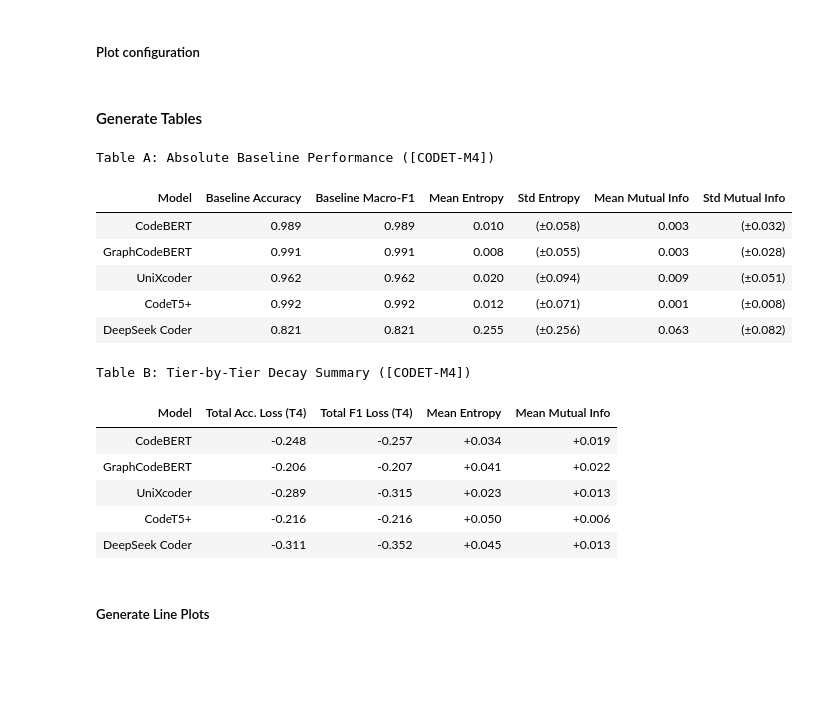
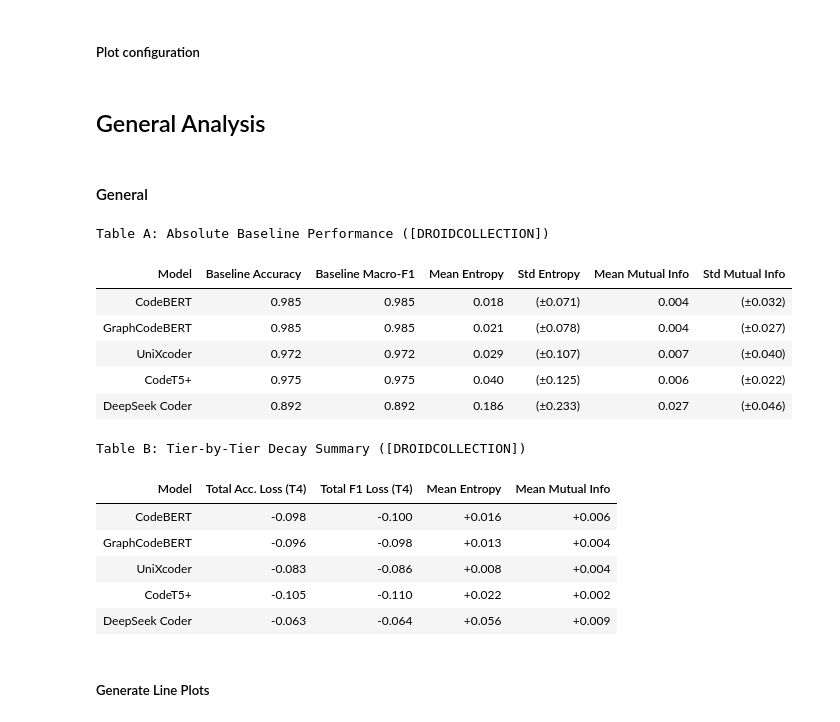
Before and after one commit to springfeld7/dt133g-thesis-project, a Jupyter notebook: notebooks/visualize_results.ipynb, the cells around one changed output. Cells and saved outputs as stored; diff of their text form; code cells hidden in the pictures; blank space fills up the shorter version.

```diff
--- a/notebooks/visualize_results.ipynb
+++ b/notebooks/visualize_results.ipynb
@@ -28,13 +30,13 @@ from matplotlib.lines import Line2D
 from sklearn.metrics import f1_score
 from IPython.display import display
 
-pretrained_models = {
-    "cb": "microsoft/codebert-base",
-    "gc": "microsoft/graphcodebert-base",
-    "ux": "microsoft/unixcoder-base",
-    "ct": "Salesforce/codet5p-770m",
-    "ds": "deepseek-ai/deepseek-coder-1.3b-base",
-}
+pretrained_models = [
+    "microsoft/codebert-base",
+    "microsoft/graphcodebert-base",
+    "microsoft/unixcoder-base",
+    "Salesforce/codet5p-770m",
+    "deepseek-ai/deepseek-coder-1.3b-base",
+]
 # %% [markdown]
 ##### Load DataFrame and set figure save path
 # %%
@@ -207,8 +232,10 @@ METRIC_DELTA_LABELS = {
     "entropy": "Δ Predictive Entropy",
     "mutual_info": "Δ Mutual Information",
 }
+# %% [markdown]
+## General Analysis
 # %% [markdown]
-#### Generate Tables
+#### General
 # %%
 def build_comparison_tables(df_source, models=ALL_MODELS, tiers=TIER_ORDER):
     table_a_rows = []
@@ -221,78 +248,79 @@ def build_comparison_tables(df_source, models=ALL_MODELS, tiers=TIER_ORDER):
         model_summary = df_summary[df_summary["model_name"] == model]
         model_deltas = df_deltas[df_deltas["model_name"] == model]
 
-        test_df = model_summary[model_summary["tier"] == "test"]
-        if test_df.empty:
+        summary_by_tier = model_summary.groupby("tier").mean(numeric_only=True).reindex(tiers)
+        deltas_by_tier = model_deltas.groupby("tier").mean(numeric_only=True).reindex(tiers)
+
+        if "test" not in summary_by_tier.index:
             continue
 
         table_a_rows.append(
             {
                 "Model": MODEL_LABELS[model],
-                "Baseline Accuracy": test_df["accuracy"].item(),
-                "Baseline Macro-F1": test_df["macro_f1"].item(),
-                "Mean Entropy": test_df["entropy"].item(),
-                "Std Entropy": test_df["entropy_std"].item(),
-                "Mean Mutual Info": test_df["mutual_info"].item(),
-                "Std Mutual Info": test_df["mutual_info_std"].item(),
+                "Baseline Accuracy": float(summary_by_tier.loc["test", "accuracy"]),
+                "Baseline Macro-F1": float(summary_by_tier.loc["test", "macro_f1"]),
+                "Mean Entropy": float(summary_by_tier.loc["test", "entropy"]),
+                "Std Entropy": float(summary_by_tier.loc["test", "entropy_std"]),
+                "Mean Mutual Info": float(summary_by_tier.loc["test", "mutual_info"]),
+                "Std Mutual Info": float(summary_by_tier.loc["test", "mutual_info_std"]),
             }
         )
 
-        tier4_delta = model_deltas[model_deltas["tier"] == "tier_4"]
-        if tier4_delta.empty:
+        if "tier_4" not in deltas_by_tier.index:
             continue
 
-        active_tiers_delta = model_deltas[model_deltas["tier"].isin(tiers)]
+        active_tiers_delta = deltas_by_tier.loc[deltas_by_tier.index.isin(tiers)]
 
         table_b_rows.append(
             {
                 "Model": MODEL_LABELS[model],
-                "Total Acc. Loss (T4)": tier4_delta["accuracy_delta"].item(),
-                "Total F1 Loss (T4)": tier4_delta["macro_f1_delta"].item(),
-                "Mean Entropy": active_tiers_delta["entropy_delta"].mean(),
-                "Mean Mutual Info": active_tiers_delta["mutual_info_delta"].mean(),
+                "Total Acc. Loss (T4)": float(deltas_by_tier.loc["tier_4", "accuracy_delta"]),
+                "Total F1 Loss (T4)": float(deltas_by_tier.loc["tier_4", "macro_f1_delta"]),
+                "Mean Entropy": float(active_tiers_delta["entropy_delta"].mean()),
+                "Mean Mutual Info": float(active_tiers_delta["mutual_info_delta"].mean()),
             }
         )
 
     table_a = pd.DataFrame(table_a_rows)
     table_b = pd.DataFrame(table_b_rows)
 
     return table_a, table_b
 
 comparison_table_a, comparison_table_b = build_comparison_tables(df_raw)
 
 ds_title = f"[{DATASET_NAME.upper().replace('_', '-')}]"
 print(f"Table A: Absolute Baseline Performance ({ds_title})")
 display(comparison_table_a.style.hide(axis="index").format({
     "Baseline Accuracy": "{:.3f}",
     "Baseline Macro-F1": "{:.3f}",
     "Mean Entropy": "{:.3f}",
     "Std Entropy": "(±{:.3f})",
     "Mean Mutual Info": "{:.3f}",
     "Std Mutual Info": "(±{:.3f})",
 }))
 
 print(f"\nTable B: Tier-by-Tier Decay Summary ({ds_title})")
 display(comparison_table_b.style.hide(axis="index").format({
     "Total Acc. Loss (T4)": "{:+.3f}",
     "Total F1 Loss (T4)": "{:+.3f}",
     "Mean Entropy": "{:+.3f}",
     "Mean Mutual Info": "{:+.3f}",
 }))
 # %% [output]
-Table A: Absolute Baseline Performance ([CODET-M4])
+Table A: Absolute Baseline Performance ([DROIDCOLLECTION])
 | Model | Baseline Accuracy | Baseline Macro-F1 | Mean Entropy | Std Entropy | Mean Mutual Info | Std Mutual Info |
-| CodeBERT | 0.989 | 0.989 | 0.010 | (±0.058) | 0.003 | (±0.032) |
-| GraphCodeBERT | 0.991 | 0.991 | 0.008 | (±0.055) | 0.003 | (±0.028) |
-| UniXcoder | 0.962 | 0.962 | 0.020 | (±0.094) | 0.009 | (±0.051) |
-| CodeT5+ | 0.992 | 0.992 | 0.012 | (±0.071) | 0.001 | (±0.008) |
-| DeepSeek Coder | 0.821 | 0.821 | 0.255 | (±0.256) | 0.063 | (±0.082) |
+| CodeBERT | 0.985 | 0.985 | 0.018 | (±0.071) | 0.004 | (±0.032) |
+| GraphCodeBERT | 0.985 | 0.985 | 0.021 | (±0.078) | 0.004 | (±0.027) |
+| UniXcoder | 0.972 | 0.972 | 0.029 | (±0.107) | 0.007 | (±0.040) |
+| CodeT5+ | 0.975 | 0.975 | 0.040 | (±0.125) | 0.006 | (±0.022) |
+| DeepSeek Coder | 0.892 | 0.892 | 0.186 | (±0.233) | 0.027 | (±0.046) |
-Table B: Tier-by-Tier Decay Summary ([CODET-M4])
+Table B: Tier-by-Tier Decay Summary ([DROIDCOLLECTION])
 | Model | Total Acc. Loss (T4) | Total F1 Loss (T4) | Mean Entropy | Mean Mutual Info |
-| CodeBERT | -0.248 | -0.257 | +0.034 | +0.019 |
-| GraphCodeBERT | -0.206 | -0.207 | +0.041 | +0.022 |
-| UniXcoder | -0.289 | -0.315 | +0.023 | +0.013 |
-| CodeT5+ | -0.216 | -0.216 | +0.050 | +0.006 |
-| DeepSeek Coder | -0.311 | -0.352 | +0.045 | +0.013 |
+| CodeBERT | -0.098 | -0.100 | +0.016 | +0.006 |
+| GraphCodeBERT | -0.096 | -0.098 | +0.013 | +0.004 |
+| UniXcoder | -0.083 | -0.086 | +0.008 | +0.004 |
+| CodeT5+ | -0.105 | -0.110 | +0.022 | +0.002 |
+| DeepSeek Coder | -0.063 | -0.064 | +0.056 | +0.009 |
 # %% [markdown]
 ##### Generate Line Plots
 # %%
```
Also changed, not shown: parts of 20 cells of this notebook, 9 other files.
